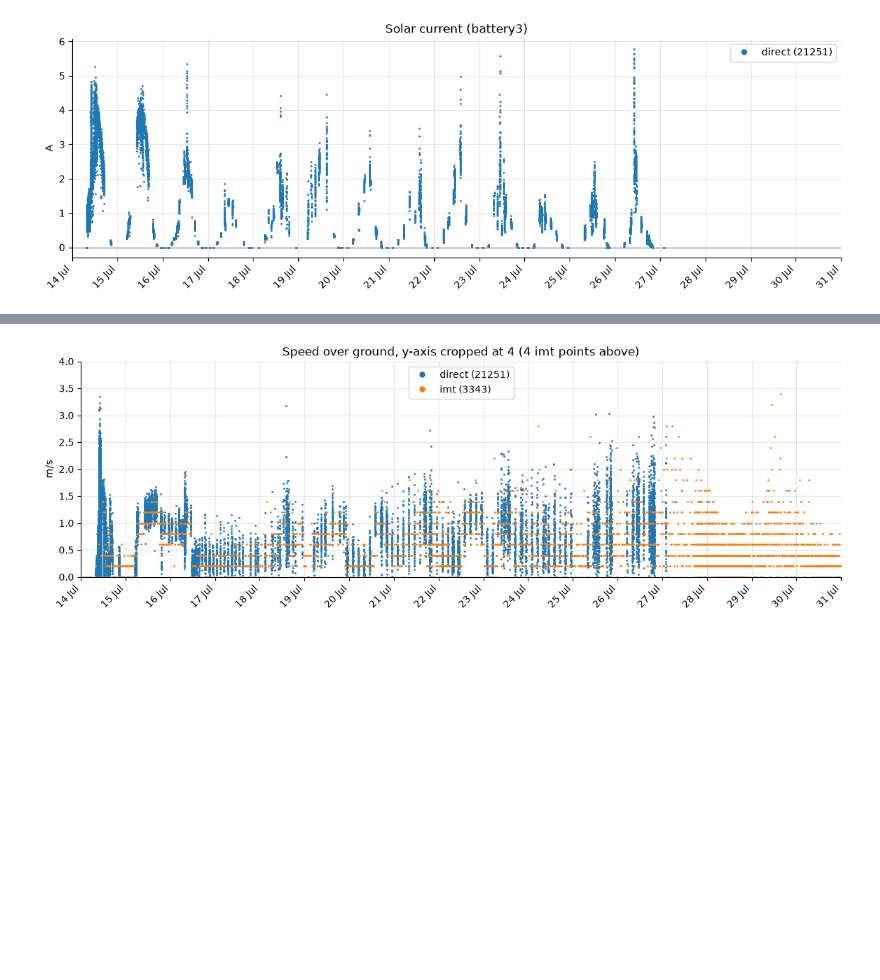
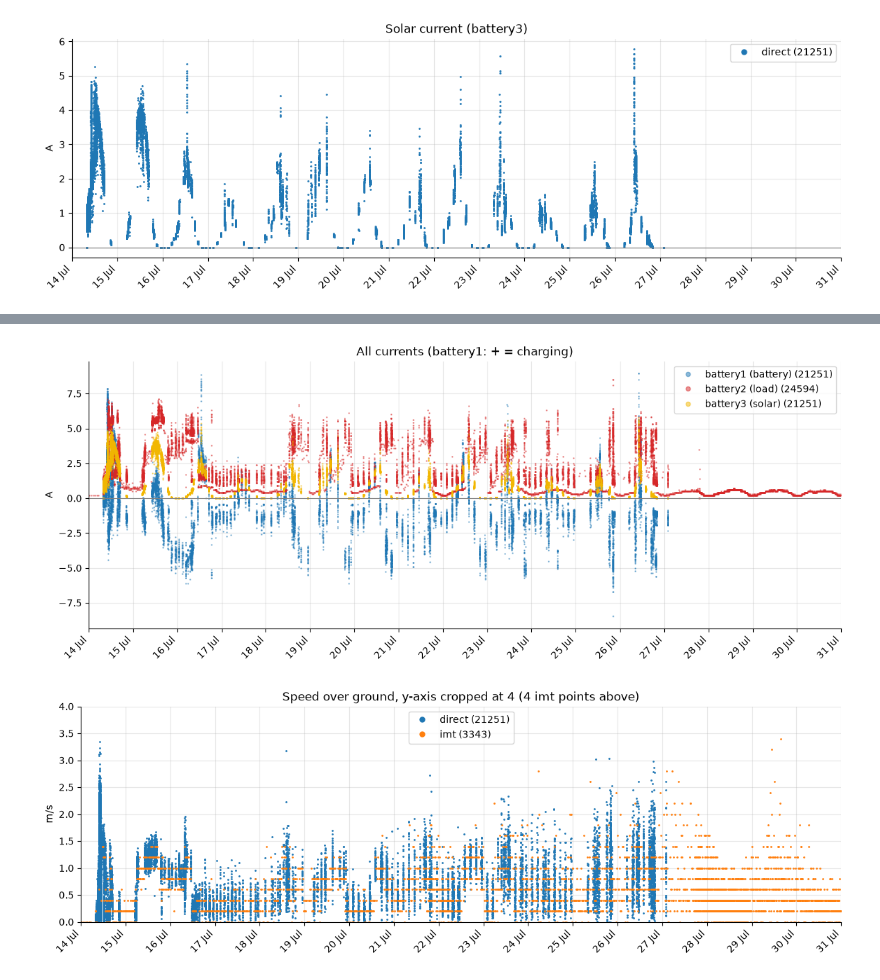
Before and after one commit to Xizesse/asv_power_manager, a Jupyter notebook: notebooks/01_overview.ipynb, the cells around one changed output, grey strips where cells are left out. Cells and saved outputs as stored; diff of their text form; code cells hidden in the pictures; blank space fills up the shorter version.

```diff
--- a/notebooks/01_overview.ipynb
+++ b/notebooks/01_overview.ipynb
@@ -198,3 +219,9 @@ plt.show()
+# %%
+ax = channels_plot("current", "All currents (battery1: + = charging)", "A")
+ax.axhline(0, color="grey", lw=0.8)
+plt.show()
+# %% [output]
+[figure, added]
 # %%
 ax = time_plot("groundspeed_ms", "Speed over ground, y-axis cropped at 4 (4 imt points above)", "m/s")
 ax.set_ylim(0, 4)
```
Also changed, not shown: parts of 2 cells of this notebook, 26 other files.
